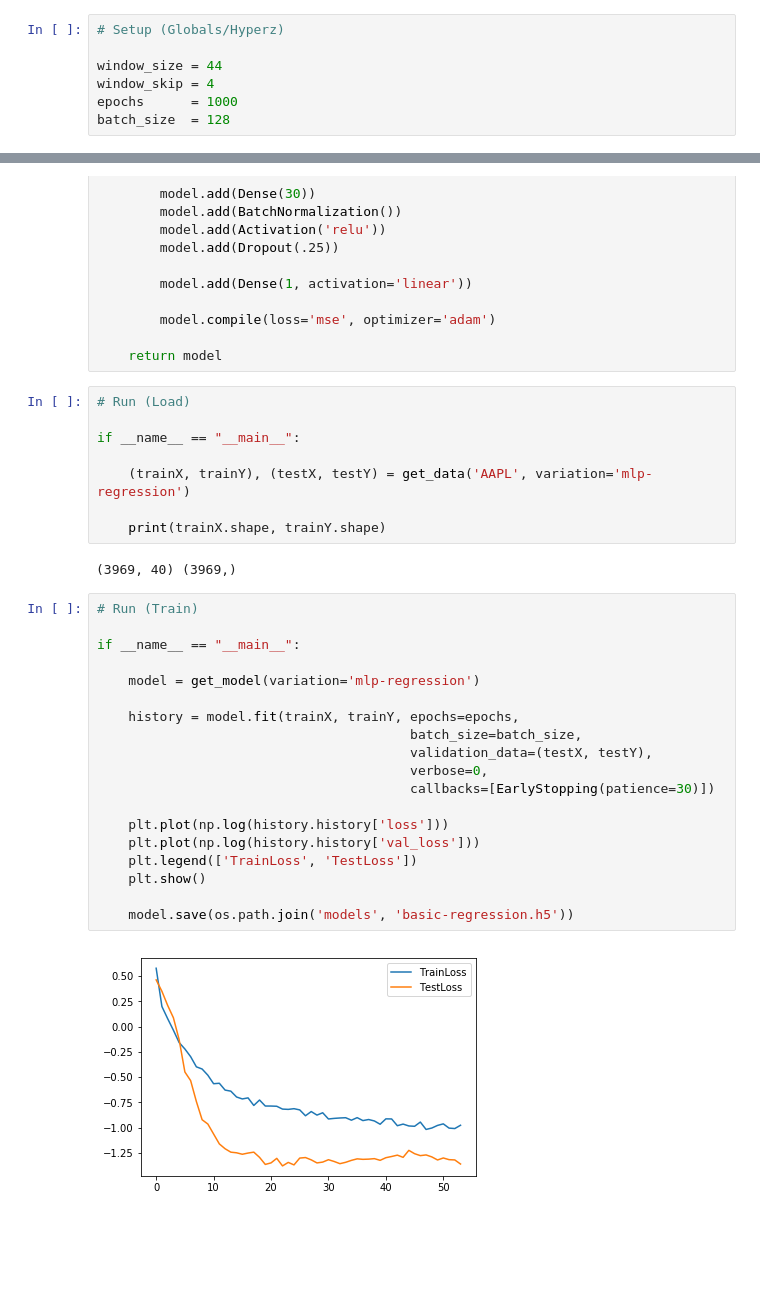
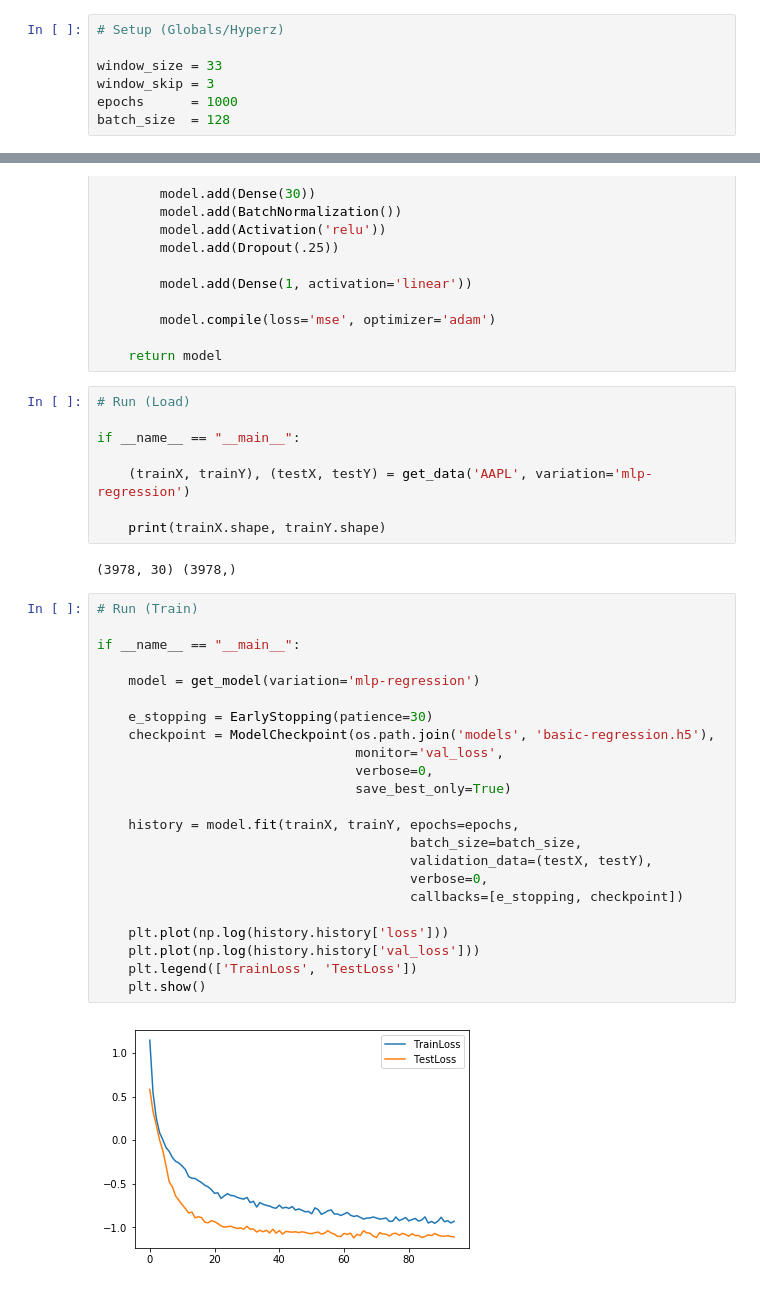
Before and after one commit to sshh12/StockMarketML, a Jupyter notebook: BasicPredictionRegression.ipynb, the cells around one changed output, grey strips where cells are left out. Drawn from its saved outputs; the diff is of its cells as text; blank space fills up the shorter version.

```diff
--- a/BasicPredictionRegression.ipynb
+++ b/BasicPredictionRegression.ipynb
@@ -15,8 +15,8 @@ Using TensorFlow backend.
 # %%
 # Setup (Globals/Hyperz)
 
-window_size = 44
-window_skip = 4
+window_size = 33
+window_skip = 3
 epochs      = 1000
 batch_size  = 128
 # %%
@@ -96,28 +96,32 @@ if __name__ == "__main__":
 
     print(trainX.shape, trainY.shape)
 # %% [output]
-(3969, 40) (3969,)
+(3978, 30) (3978,)
 # %%
 # Run (Train)
 
 if __name__ == "__main__":
 
     model = get_model(variation='mlp-regression')
 
+    e_stopping = EarlyStopping(patience=30)
+    checkpoint = ModelCheckpoint(os.path.join('models', 'basic-regression.h5'),
+                                 monitor='val_loss',
+                                 verbose=0,
+                                 save_best_only=True)
+
     history = model.fit(trainX, trainY, epochs=epochs,
                                         batch_size=batch_size,
                                         validation_data=(testX, testY),
                                         verbose=0,
-                                        callbacks=[EarlyStopping(patience=30)])
+                                        callbacks=[e_stopping, checkpoint])
 
     plt.plot(np.log(history.history['loss']))
     plt.plot(np.log(history.history['val_loss']))
     plt.legend(['TrainLoss', 'TestLoss'])
     plt.show()
-
-    model.save(os.path.join('models', 'basic-regression.h5'))
 # %% [output]
-[figure, old version]
+[figure, new version]
 # %%
 # Test
 
```
Also changed, not shown: parts of 2 cells of this notebook, 3 other files.
